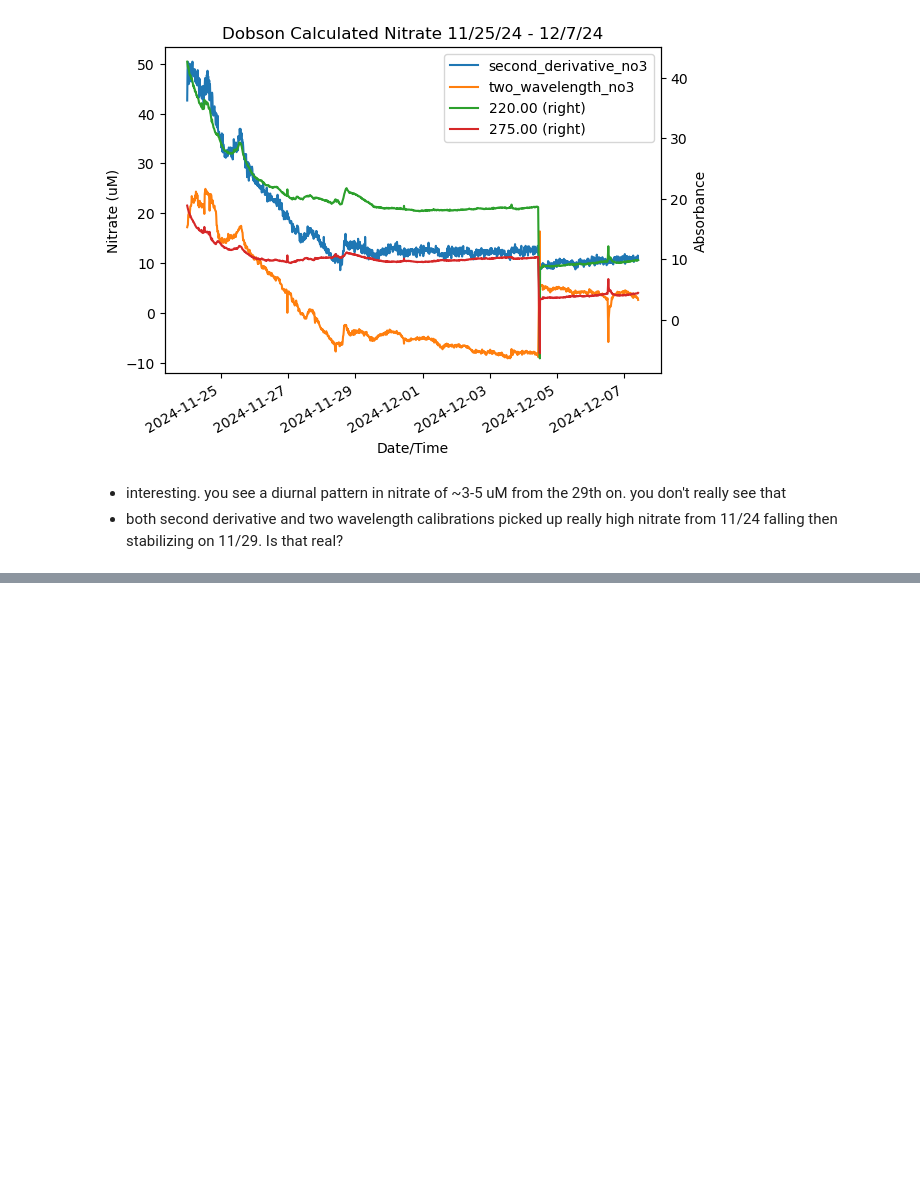
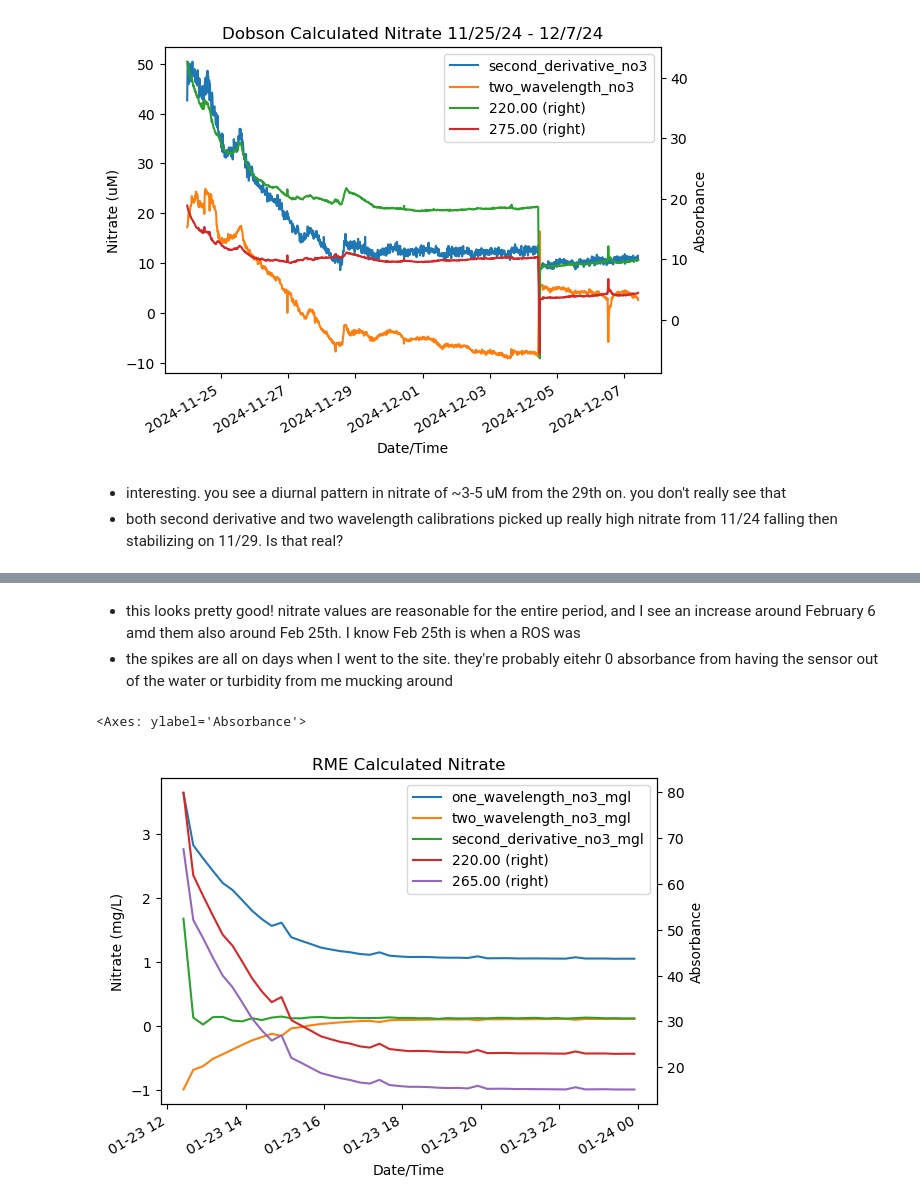
Before and after one commit to mbeneck/rcew-nitrate, a Jupyter notebook: 8-16-24 Reynolds Data.ipynb, the cells around one changed output, grey strips where cells are left out. Drawn from its saved outputs; the diff is of its cells as text; code cells hidden in the pictures; blank space fills up the shorter version.

```diff
--- a/8-16-24 Reynolds Data.ipynb
+++ b/8-16-24 Reynolds Data.ipynb
@@ -140,0 +176,3 @@ dobson['11/24/2024 00:00':'12/7/2024 10:00'].plot(y='275.00', title = 'Dobson Ca
+# %% [markdown]
+- this looks pretty good! nitrate values are reasonable for the entire period, and I see an increase around February 6 amd them also around Feb 25th. I know Feb 25th is when a ROS was
+- the spikes are all on days when I went to the site. they're probably eitehr 0 absorbance from having the sensor out of the water or turbidity from me mucking around
@@ -140,0 +181,8 @@ dobson['11/24/2024 00:00':'12/7/2024 10:00'].plot(y='275.00', title = 'Dobson Ca
+# %%
+fig, ax= plt.subplots()
+
+rme[:'2025-01-23'].plot(y=['one_wavelength_no3_mgl', 'two_wavelength_no3_mgl', 'second_derivative_no3_mgl'], title = 'RME Calculated Nitrate', ax=ax, ylabel='Nitrate (mg/L)')
+rme[:'2025-01-23'].plot(y=['220.00', '265.00'], ax=ax, secondary_y=True, ylabel='Absorbance')
+# %% [output]
+<Axes: ylabel='Absorbance'>
+[figure, added]
```
Also changed, not shown: parts of 17 cells of this notebook.
